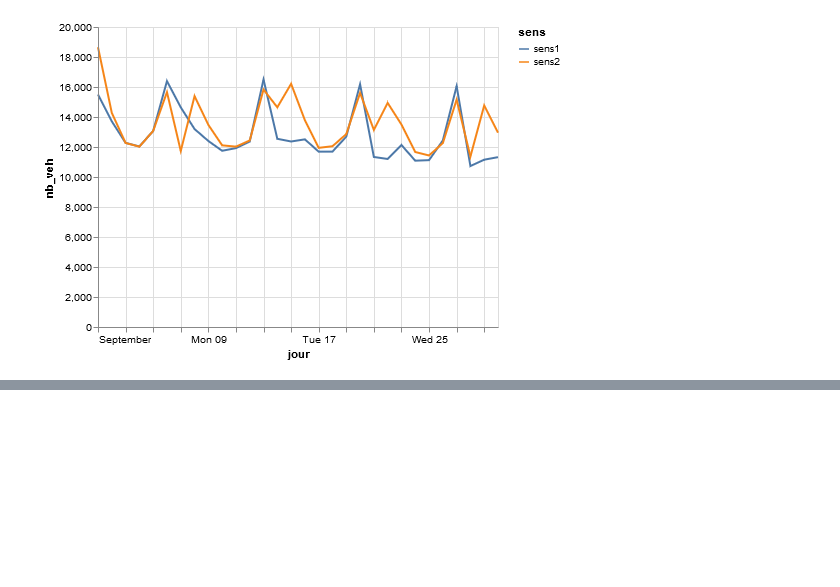
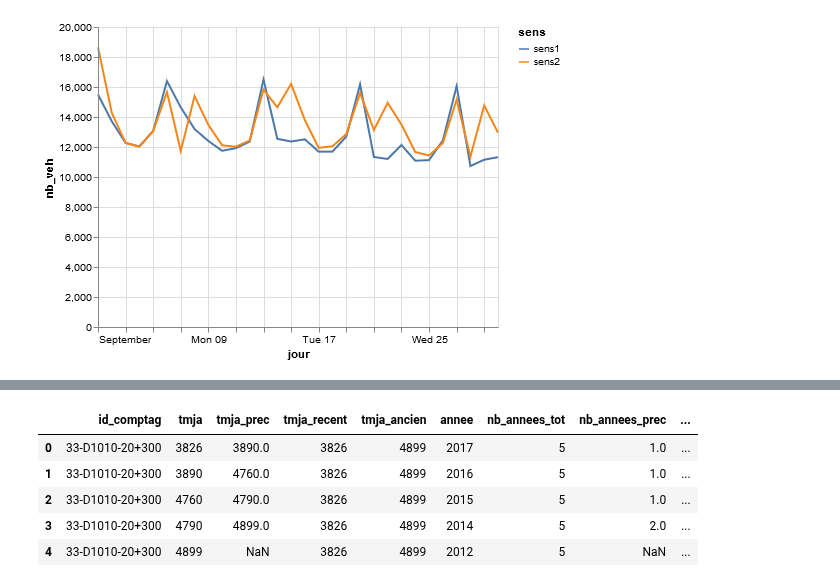
Before and after one commit to nantodevison/otv, a Jupyter notebook: otv/Transfert_Donnees/Graph_trafics.ipynb, the cells around one changed output, grey strips where cells are left out. Drawn from its saved outputs; the diff is of its cells as text; code cells hidden in the pictures; blank space fills up the shorter version.

```diff
--- a/otv/Transfert_Donnees/Graph_trafics.ipynb
+++ b/otv/Transfert_Donnees/Graph_trafics.ipynb
@@ -86,0 +162,9 @@ dh.graph2SensParJour(dicoCptok['19-A20-229+500'])
+# %%
+test
+# %% [output]
+|  | id_comptag | tmja | tmja_prec | tmja_recent | tmja_ancien | annee | nb_annees_tot | nb_annees_prec | ... |
+| 0 | 33-D1010-20+300 | 3826 | 3890.0 | 3826 | 4899 | 2017 | 5 | 1.0 | ... |
+| 1 | 33-D1010-20+300 | 3890 | 4760.0 | 3826 | 4899 | 2016 | 5 | 1.0 | ... |
+| 2 | 33-D1010-20+300 | 4760 | 4790.0 | 3826 | 4899 | 2015 | 5 | 1.0 | ... |
+| 3 | 33-D1010-20+300 | 4790 | 4899.0 | 3826 | 4899 | 2014 | 5 | 2.0 | ... |
+| 4 | 33-D1010-20+300 | 4899 | NaN | 3826 | 4899 | 2012 | 5 | NaN | ... |
```
Also changed, not shown: parts of 11 cells of this notebook.
